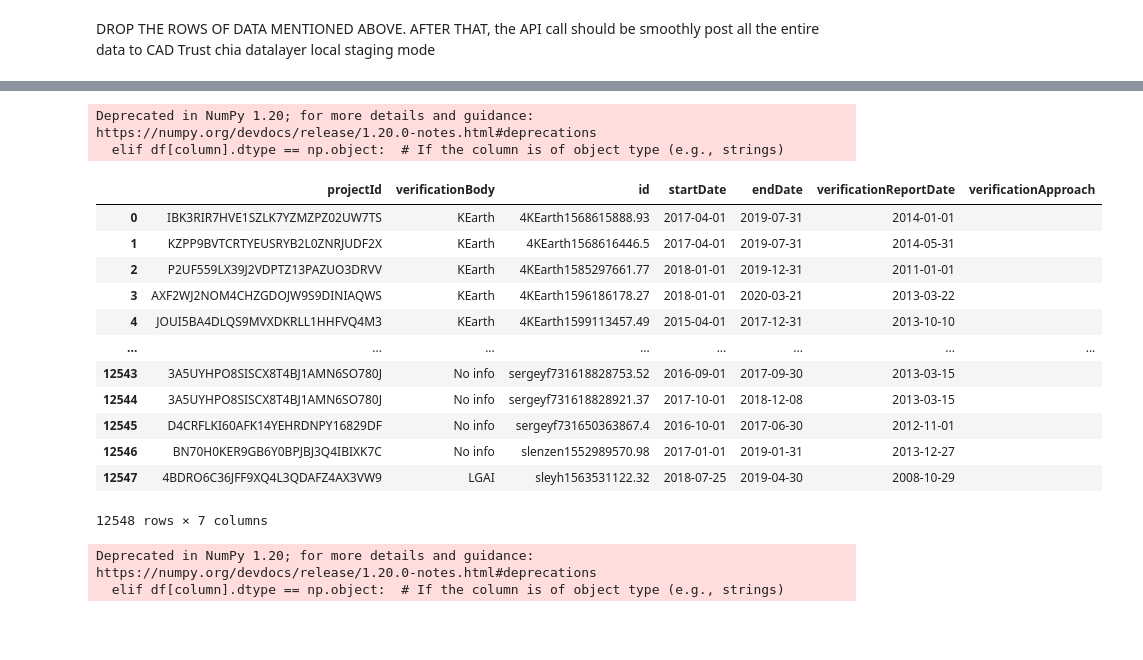
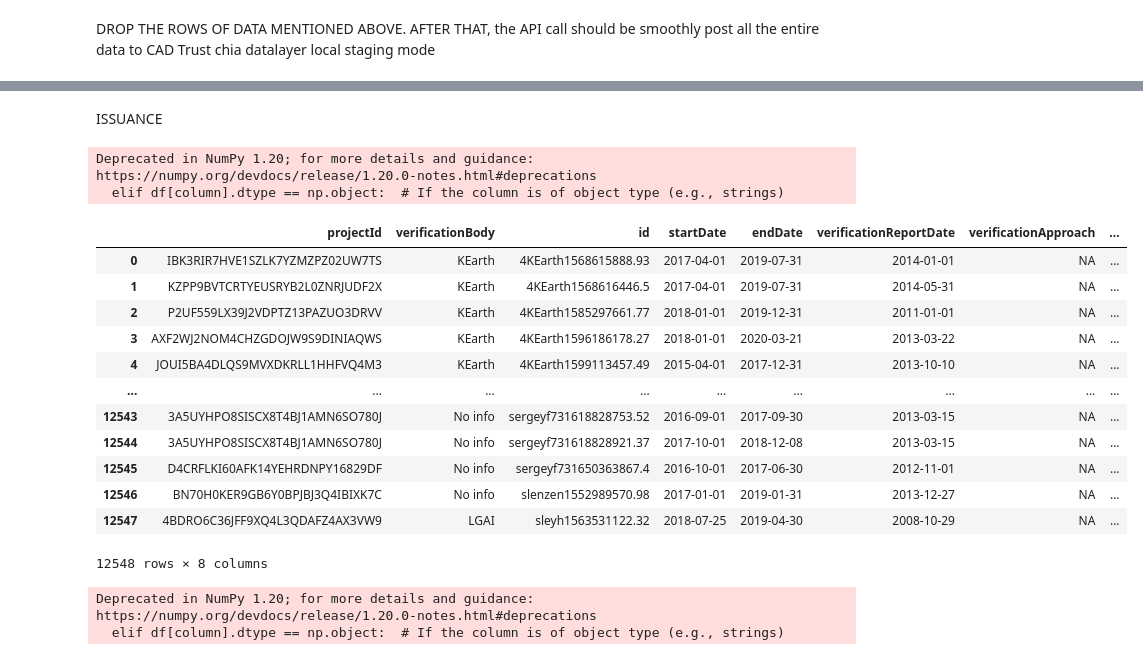
Before and after one commit to erickch123/cdm-unfccc-cadtrust, a Jupyter notebook: clean_cdm_projects.ipynb, the cells around one changed output, grey strips where cells are left out. Cells and saved outputs as stored; diff of their text form; code cells hidden in the pictures; blank space fills up the shorter version.

```diff
--- a/clean_cdm_projects.ipynb
+++ b/clean_cdm_projects.ipynb
@@ -289,0 +277,36 @@ post_projects(df_project)
+# %%
+#  "diff": {
+#             "original": {},
+#             "change": [
+#                 null
+#             ]
+#         }
+def get_projects_staging_uuid():
+    url = "http://localhost:31310/v1/staging"
+
+    # Make a GET request
+    response = requests.get(url)
+
+
+
+    # Check the response status code
+    if response.status_code == 200:
+        # The request was successful, and you can access the response content
+        projects = response.json()
+        uuid_to_project_id = {}
+        for project in projects:
+            uuid = project['uuid']
+            print(uuid)
+            projectId = project['diff']['change'][0]['projectId']
+            uuid_to_project_id[uuid] = projectId
+
+        # print(uuid_to_project_id)
+        return uuid_to_project_id
+    else:
+        # The request failed for some reason
+        print(f"Request failed with status code {response.status_code}")
+
+
+uuid_to_project_id_map = get_projects_staging_uuid()
+
+# check if there is a same project but several uuid
@@ -290,53 +343,59 @@ post_projects(df_project)
+# %% [markdown]
+ISSUANCE
 # %%
 
-df_issuances = pd.read_excel("CDM-Issuances-October.xlxs.xlsx")
+df_issuances = pd.read_excel("CDM-Issuances-November.xlsx")
 # df_issuances.drop('DOE', axis=1, inplace=True)
 df_issuances.drop('PA/PoA', axis=1, inplace=True)
 df_issuances.drop('CP', axis=1, inplace=True)
 df_issuances.drop('Monitoring report number', axis=1, inplace=True)
 df_issuances.drop('Last_updated', axis=1, inplace=True)
 df_issuances.drop('Project type (UNEP DTU)', axis=1, inplace=True)
 df_issuances.drop('Project subtype (UNEP DTU)', axis=1, inplace=True)
 df_issuances.drop('Units - Total', axis=1, inplace=True)
 df_issuances.drop('Issuance date', axis=1, inplace=True)
 df_issuances.drop('HostParty', axis=1, inplace=True)
 
 
 issuances_columns={
     "CDM project reference number":"projectId",
     "DOE":"verificationBody",
     "Issuance process ID":"id",
     "Monitoring report started":"startDate",
     "Monitoring report ended":"endDate"
 }
 df_issuances['Monitoring report started'] = pd.to_datetime(df_issuances['Monitoring report started'])
 df_issuances['Monitoring report ended'] = pd.to_datetime(df_issuances['Monitoring report ended'])
 df_issuances['CDM project reference number'] = df_issuances['CDM project reference number'].map(id_to_id)
 df_issuances = df_issuances[issuances_columns.keys()].rename(columns=issuances_columns)
 
 
 df_issuances['verificationReportDate']=df_issuances['projectId'].map(verification_report_date_map)
-df_issuances['verificationApproach']=""
+df_issuances['verificationApproach']="NA"
+project_id_to_uuid_map = {v: k for k, v in uuid_to_project_id_map.items()}
+
+# Now, you can map 'projectId' values to 'uuid' using the uuid_to_project_id_map
+df_issuances['uuid'] = df_issuances['projectId'].map(project_id_to_uuid_map)
 
 df_issuances = fillna_by_dtype(df_issuances)
 
 df_issuances
 # %% [output]
 Deprecated in NumPy 1.20; for more details and guidance: https://numpy.org/devdocs/release/1.20.0-notes.html#deprecations
   elif df[column].dtype == np.object:  # If the column is of object type (e.g., strings)
-|  | projectId | verificationBody | id | startDate | endDate | verificationReportDate | verificationApproach |
-| 0 | IBK3RIR7HVE1SZLK7YZMZPZ02UW7TS | KEarth | 4KEarth1568615888.93 | 2017-04-01 | 2019-07-31 | 2014-01-01 |  |
-| 1 | KZPP9BVTCRTYEUSRYB2L0ZNRJUDF2X | KEarth | 4KEarth1568616446.5 | 2017-04-01 | 2019-07-31 | 2014-05-31 |  |
-| 2 | P2UF559LX39J2VDPTZ13PAZUO3DRVV | KEarth | 4KEarth1585297661.77 | 2018-01-01 | 2019-12-31 | 2011-01-01 |  |
-| 3 | AXF2WJ2NOM4CHZGDOJW9S9DINIAQWS | KEarth | 4KEarth1596186178.27 | 2018-01-01 | 2020-03-21 | 2013-03-22 |  |
-| 4 | JOUI5BA4DLQS9MVXDKRLL1HHFVQ4M3 | KEarth | 4KEarth1599113457.49 | 2015-04-01 | 2017-12-31 | 2013-10-10 |  |
-| ... | ... | ... | ... | ... | ... | ... | ... |
-| 12543 | 3A5UYHPO8SISCX8T4BJ1AMN6SO780J | No info | sergeyf731618828753.52 | 2016-09-01 | 2017-09-30 | 2013-03-15 |  |
-| 12544 | 3A5UYHPO8SISCX8T4BJ1AMN6SO780J | No info | sergeyf731618828921.37 | 2017-10-01 | 2018-12-08 | 2013-03-15 |  |
-| 12545 | D4CRFLKI60AFK14YEHRDNPY16829DF | No info | sergeyf731650363867.4 | 2016-10-01 | 2017-06-30 | 2012-11-01 |  |
-| 12546 | BN70H0KER9GB6Y0BPJBJ3Q4IBIXK7C | No info | slenzen1552989570.98 | 2017-01-01 | 2019-01-31 | 2013-12-27 |  |
-| 12547 | 4BDRO6C36JFF9XQ4L3QDAFZ4AX3VW9 | LGAI | sleyh1563531122.32 | 2018-07-25 | 2019-04-30 | 2008-10-29 |  |
+|  | projectId | verificationBody | id | startDate | endDate | verificationReportDate | verificationApproach | ... |
+| 0 | IBK3RIR7HVE1SZLK7YZMZPZ02UW7TS | KEarth | 4KEarth1568615888.93 | 2017-04-01 | 2019-07-31 | 2014-01-01 | NA | ... |
+| 1 | KZPP9BVTCRTYEUSRYB2L0ZNRJUDF2X | KEarth | 4KEarth1568616446.5 | 2017-04-01 | 2019-07-31 | 2014-05-31 | NA | ... |
+| 2 | P2UF559LX39J2VDPTZ13PAZUO3DRVV | KEarth | 4KEarth1585297661.77 | 2018-01-01 | 2019-12-31 | 2011-01-01 | NA | ... |
+| 3 | AXF2WJ2NOM4CHZGDOJW9S9DINIAQWS | KEarth | 4KEarth1596186178.27 | 2018-01-01 | 2020-03-21 | 2013-03-22 | NA | ... |
+| 4 | JOUI5BA4DLQS9MVXDKRLL1HHFVQ4M3 | KEarth | 4KEarth1599113457.49 | 2015-04-01 | 2017-12-31 | 2013-10-10 | NA | ... |
+| ... | ... | ... | ... | ... | ... | ... | ... | ... |
+| 12543 | 3A5UYHPO8SISCX8T4BJ1AMN6SO780J | No info | sergeyf731618828753.52 | 2016-09-01 | 2017-09-30 | 2013-03-15 | NA | ... |
+| 12544 | 3A5UYHPO8SISCX8T4BJ1AMN6SO780J | No info | sergeyf731618828921.37 | 2017-10-01 | 2018-12-08 | 2013-03-15 | NA | ... |
+| 12545 | D4CRFLKI60AFK14YEHRDNPY16829DF | No info | sergeyf731650363867.4 | 2016-10-01 | 2017-06-30 | 2012-11-01 | NA | ... |
+| 12546 | BN70H0KER9GB6Y0BPJBJ3Q4IBIXK7C | No info | slenzen1552989570.98 | 2017-01-01 | 2019-01-31 | 2013-12-27 | NA | ... |
+| 12547 | 4BDRO6C36JFF9XQ4L3QDAFZ4AX3VW9 | LGAI | sleyh1563531122.32 | 2018-07-25 | 2019-04-30 | 2008-10-29 | NA | ... |
-12548 rows × 7 columns
+12548 rows × 8 columns
 # %%
 df_units = pd.read_excel("CDM-Issuances-October.xlxs.xlsx")
 
```
Also changed, not shown: parts of 8 cells of this notebook, 30 other files.
